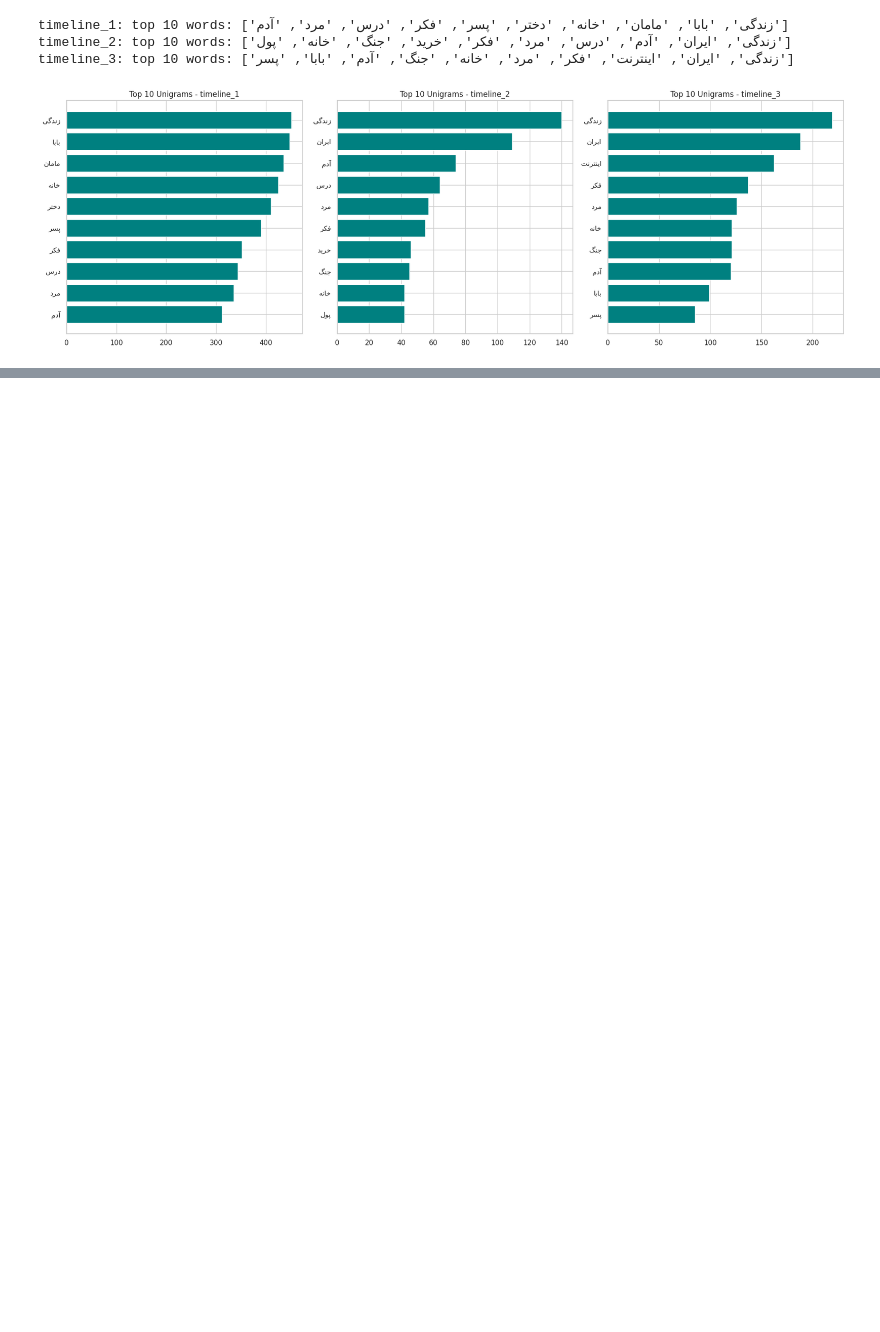
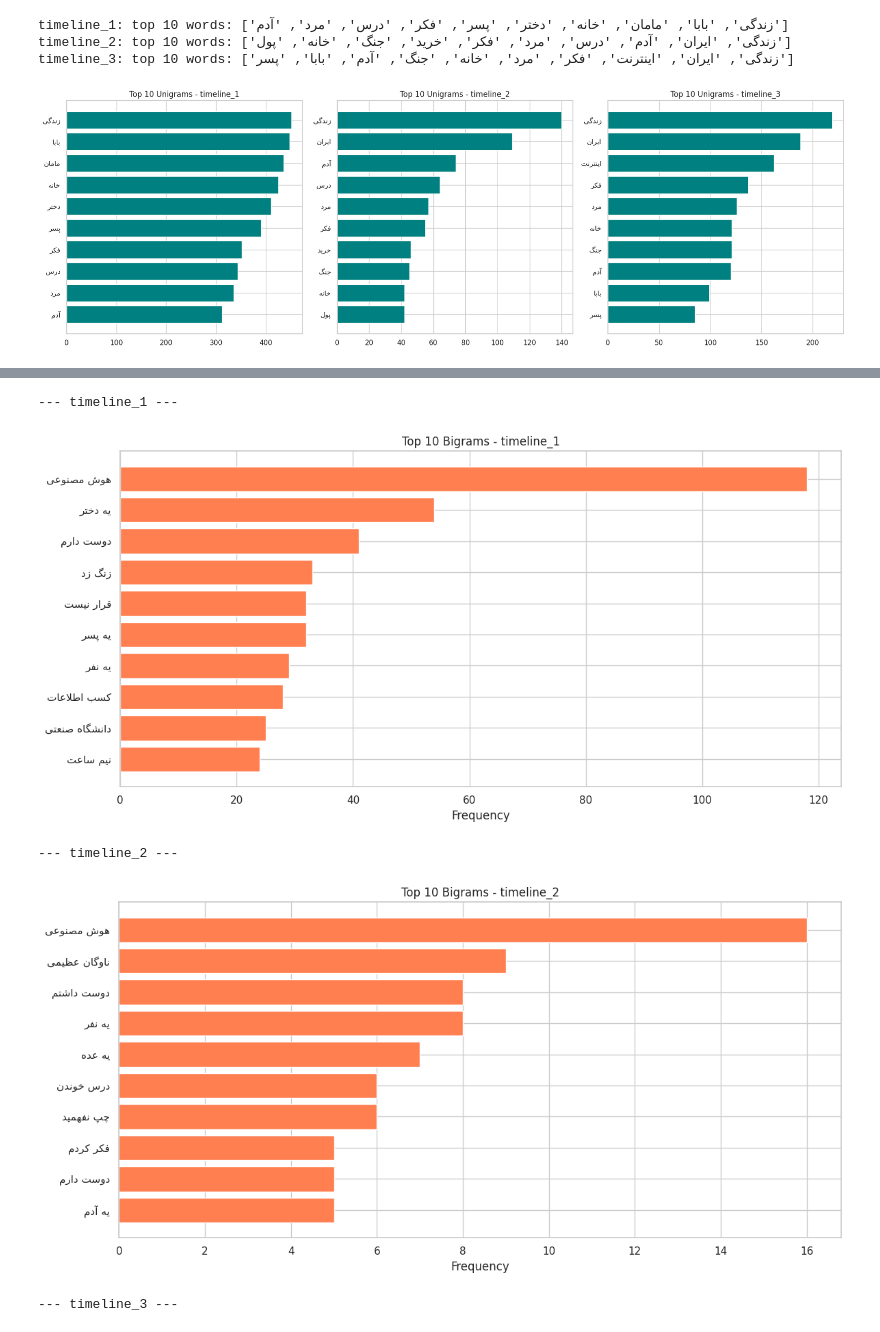
Before and after one commit to MohammadErfanRashidi/Farsi-Tweets-Analysis, a Jupyter notebook: notebooks/eda.ipynb, the cells around one changed output, grey strips where cells are left out. Cells and saved outputs as stored; diff of their text form; code cells hidden in the pictures; blank space fills up the shorter version.

```diff
--- a/notebooks/eda.ipynb
+++ b/notebooks/eda.ipynb
@@ -169,0 +280,38 @@ ner_model = NER()
+# %%
+# Bigrams
+def get_ngrams_counter(tokens_series, n = 1):
+    cnt = Counter()
+    for tokens in tokens_series:
+        if len(tokens) >= n:
+            cnt.update(ngrams(tokens, n))
+
+    return cnt
+
+# Plot func
+def plot_top_ngrams(counter, n = 15, title = 'Top N-grams', color = 'teal'):
+    top = counter.most_common(n)
+    if not top:
+        print('No data to plot')
+        return
+    grams, freqs = zip(*top)
+    grams_reshaped = [reshape_persian(' '.join(g)) if isinstance(g, tuple) else reshape_persian(g) for g in grams]
+
+    plt.barh(grams_reshaped, freqs, color = color)
+    plt.title(title)
+    plt.xlabel('Frequency')
+    plt.gca().invert_yaxis()
+    plt.tight_layout()
+    plt.show()
+# %%
+# Plot the most common Bigrams
+for tl in sorted(df['timeline'].unique()):
+    tdf = df[df['timeline'] == tl]
+    print(f'\n--- {tl} ---')
+    bigram_cnt = get_ngrams_counter(tdf['final_tokens_freq_not_stemmed'], n = 2)
+    plot_top_ngrams(bigram_cnt, n = 10, title = f'Top 10 Bigrams - {tl}', color = 'coral')
+# %% [output]
+--- timeline_1 ---
+[figure, added]
+--- timeline_2 ---
+[figure, added]
+--- timeline_3 ---
```
Also changed, not shown: parts of 10 cells of this notebook, 11 other files.
